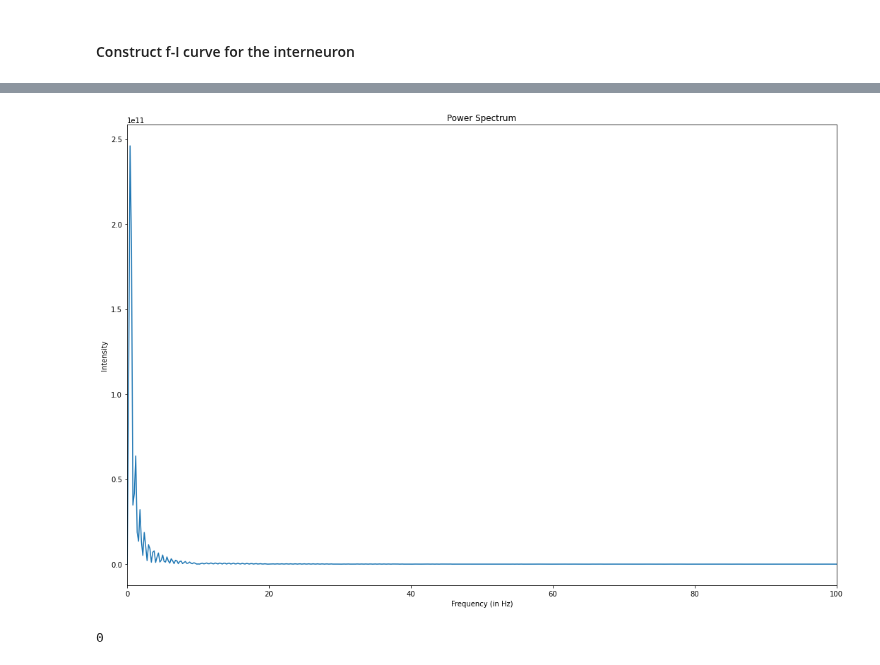
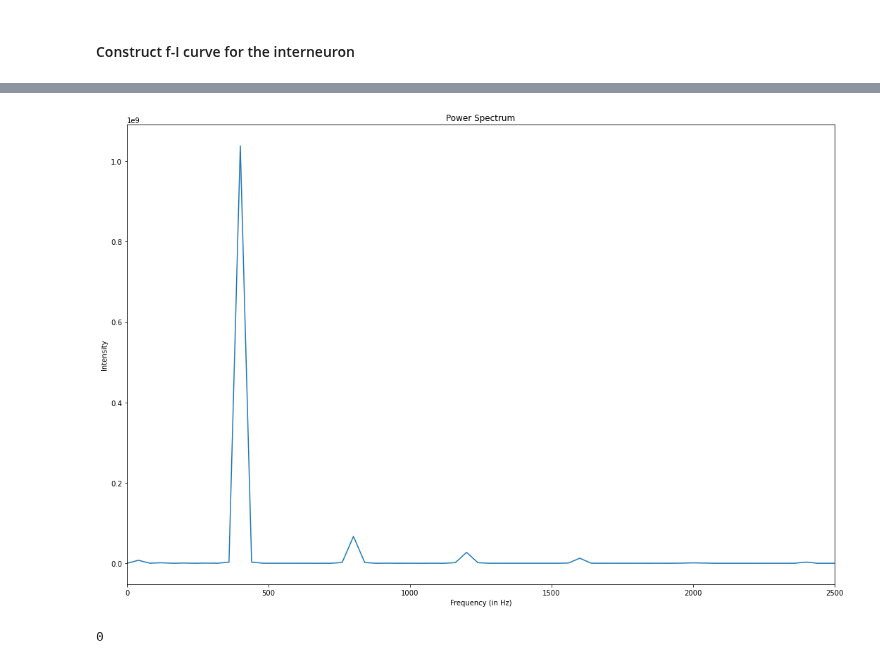
Before and after one commit to tiny-infinity/GridCellsCopy, a Jupyter notebook: analysis/notebooks/theta_analysis/single_interneuron.ipynb, the cells around one changed output, grey strips where cells are left out. Cells and saved outputs as stored; diff of their text form; code cells hidden in the pictures.

```diff
--- a/analysis/notebooks/theta_analysis/single_interneuron.ipynb
+++ b/analysis/notebooks/theta_analysis/single_interneuron.ipynb
@@ -205,7 +215,8 @@ shape  (200000,)
-# %%
-g_utils.plot_power_spectrum(firing_rate,xmax=100)
-# %% [output]
-[figure, removed]
+# %%
+import g_utils
+g_utils.plot_power_spectrum(firing_rate[7500:8500],xmax=2500)
+# %% [output]
+[figure, added]
 # %%
 from matplotlib.ticker import ScalarFormatter
 def isi_distribution(spike_train,sim_dur):
```
Also changed, not shown: parts of 2 cells of this notebook, 1 other file.
